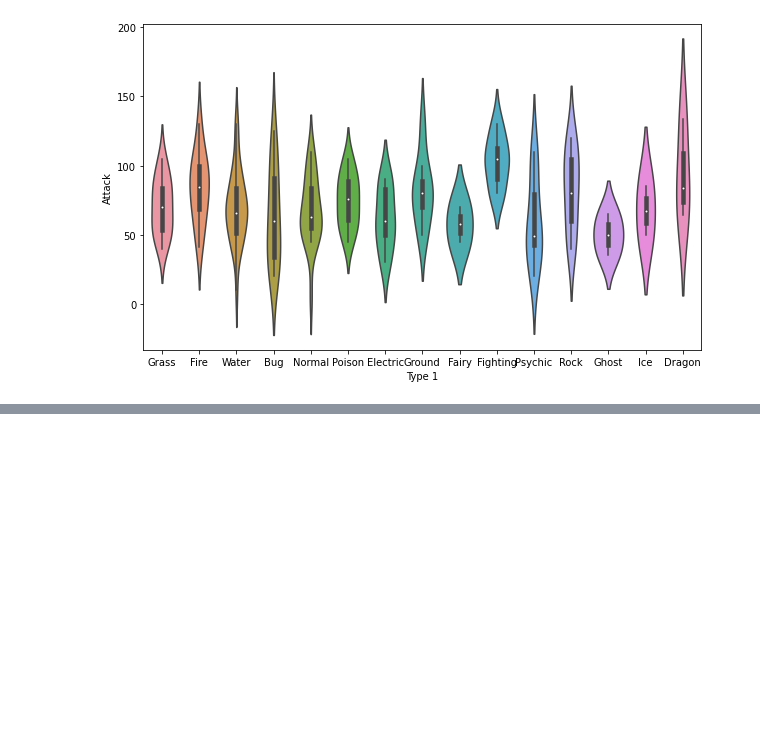
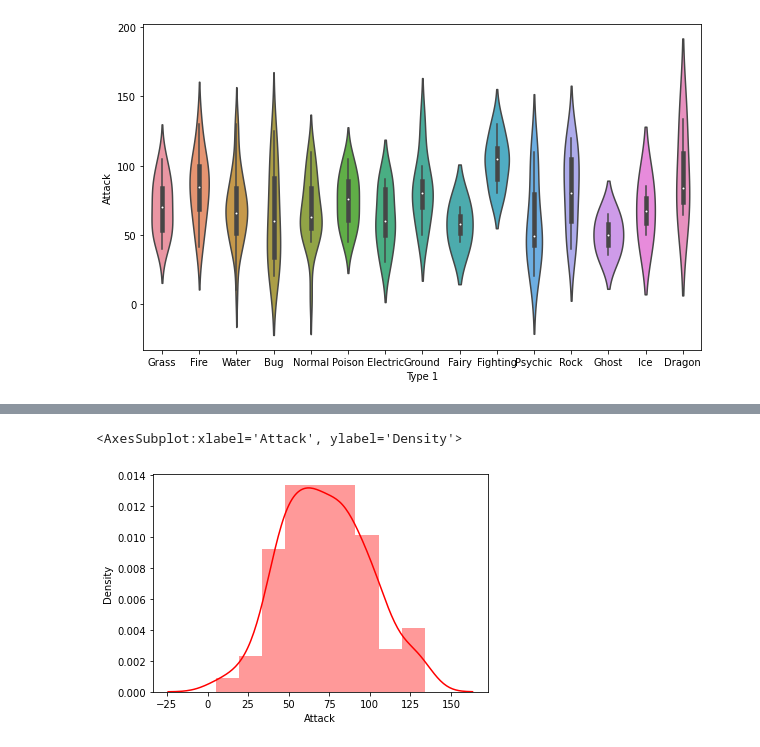
Before and after one commit to chunche95/ProgramacionModernaPython, a Jupyter notebook: Proyectos/Fundamentals Data Analysis and Visualization Tools in Python with Anaconda and Jupiter Notebook/SeabornTuto.ipynb, the cells around one changed output, grey strips where cells are left out. Cells and saved outputs as stored; diff of their text form; code cells hidden in the pictures; blank space fills up the shorter version.

```diff
--- a/Proyectos/Fundamentals Data Analysis and Visualization Tools in Python with Anaconda and Jupiter Notebook/SeabornTuto.ipynb
+++ b/Proyectos/Fundamentals Data Analysis and Visualization Tools in Python with Anaconda and Jupiter Notebook/SeabornTuto.ipynb
@@ -42,0 +49,5 @@ plt.show()
+# %%
+sns.distplot(df.Attack, color='red')
+# %% [output]
+<AxesSubplot:xlabel='Attack', ylabel='Density'>
+[figure, added]
```
Also changed, not shown: parts of 3 cells of this notebook.
